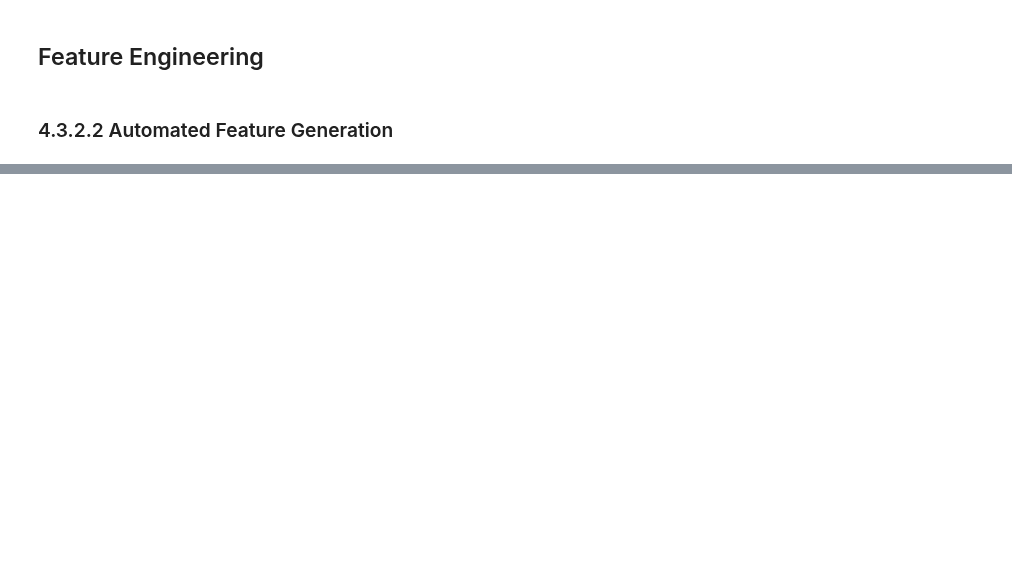
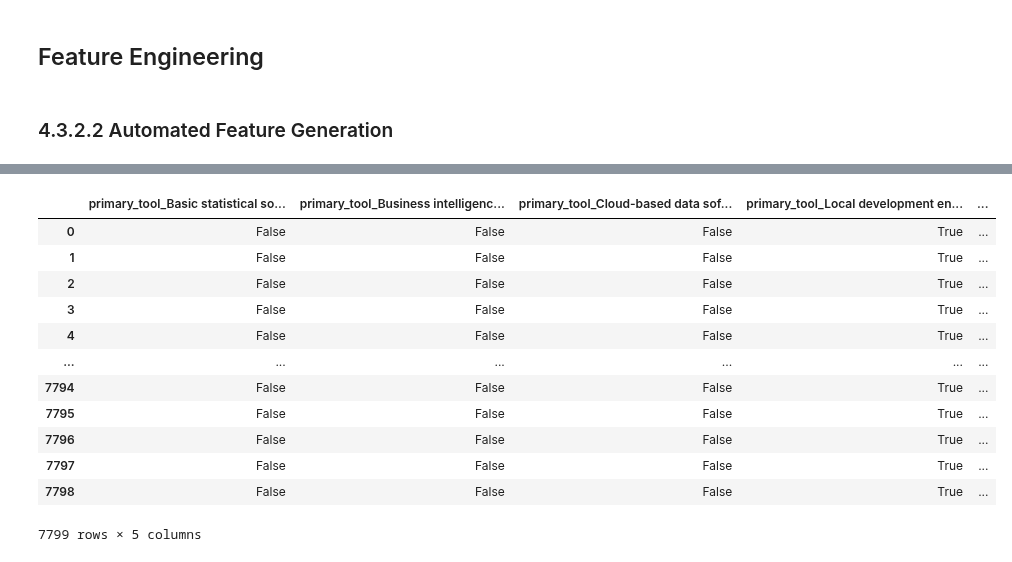
Before and after one commit to Aaron2k02/data-mining-warehousing-wages-analysis, a Jupyter notebook: notebooks/03_data_preprocessing/01_data_encoding.ipynb, the cells around one changed output, grey strips where cells are left out. Saved outputs shown, nothing was run; the diff lists cells and outputs as text; code cells hidden in the pictures; blank space fills up the shorter version.

```diff
--- a/notebooks/03_data_preprocessing/01_data_encoding.ipynb
+++ b/notebooks/03_data_preprocessing/01_data_encoding.ipynb
@@ -258,0 +302,17 @@ dim_income_category = survey_df[[col for col in survey_df.columns if col.startsw
+# %%
+dim_primary_tool = dim_primary_tool.loc[:, ~dim_primary_tool.columns.duplicated()]
+dim_primary_tool
+# %% [output]
+|  | primary_tool_Basic statistical so... | primary_tool_Business intelligenc... | primary_tool_Cloud-based data sof... | primary_tool_Local development en... | ... |
+| 0 | False | False | False | True | ... |
+| 1 | False | False | False | True | ... |
+| 2 | False | False | False | True | ... |
+| 3 | False | False | False | True | ... |
+| 4 | False | False | False | True | ... |
+| ... | ... | ... | ... | ... | ... |
+| 7794 | False | False | False | True | ... |
+| 7795 | False | False | False | True | ... |
+| 7796 | False | False | False | True | ... |
+| 7797 | False | False | False | True | ... |
+| 7798 | False | False | False | True | ... |
+7799 rows × 5 columns
```
Also changed, not shown: parts of 10 cells of this notebook.
